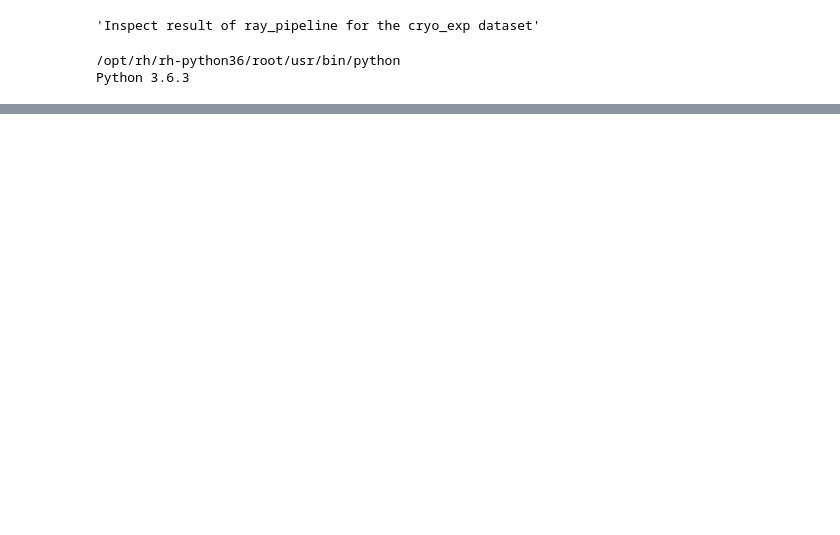
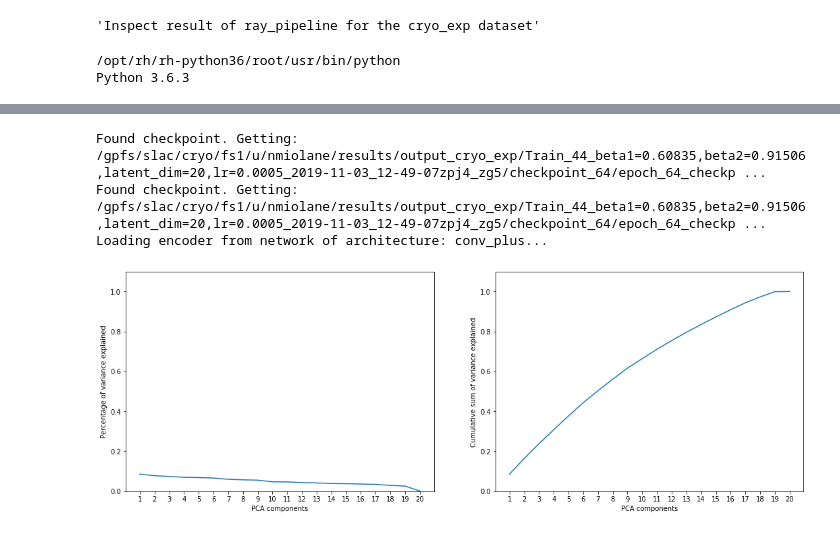
Before and after one commit to battyone/notebooks-1, a Jupyter notebook: inspect_cryo_exp_ray.ipynb, the cells around one changed output, grey strips where cells are left out. Saved outputs shown, nothing was run; the diff lists cells and outputs as text; code cells hidden in the pictures; blank space fills up the shorter version.

```diff
--- a/inspect_cryo_exp_ray.ipynb
+++ b/inspect_cryo_exp_ray.ipynb
@@ -565,0 +45,24 @@ Found checkpoint. Getting: /home/nina/ray_results/Train/Train_8_inner_dim=256,la
+# %%
+DATA_DIR = '/gpfs/slac/cryo/fs1/u/nmiolane/data/cryo'
+DATA_TYPE = 'cryo_exp'
+
+IMG_SHAPE = (128, 128)
+SHAPE_STR = datasets.get_shape_string(IMG_SHAPE)
+DATASET_PATH = os.path.join(
+    DATA_DIR, 'train_val_datasets/%s_%s.npy' % (
+        DATA_TYPE, SHAPE_STR))
+DATASET = np.load(DATASET_PATH)
+
+LABELS_PATH = os.path.join(
+    DATA_DIR, 'train_val_datasets/%s_labels_%s.csv' % (
+        DATA_TYPE, SHAPE_STR))
+
+CMAP = 'gray'
+
+SUB_DATASET_PATH = os.path.join(
+    DATA_DIR, 'train_val_datasets/sub_%s_%s.npy' % (
+        DATA_TYPE, SHAPE_STR))
+
+SUB_LABELS_PATH = os.path.join(
+    DATA_DIR, 'train_val_datasets/sub_%s_labels_%s.npy' % (
+        DATA_TYPE, SHAPE_STR))
@@ -565,0 +109,7 @@ Found checkpoint. Getting: /home/nina/ray_results/Train/Train_8_inner_dim=256,la
+# %%
+ax = vis.plot_variance_explained(OUTPUT, SUB_DATASET_PATH)
+# %% [output]
+Found checkpoint. Getting: /gpfs/slac/cryo/fs1/u/nmiolane/results/output_cryo_exp/Train_44_beta1=0.60835,beta2=0.91506,latent_dim=20,lr=0.0005_2019-11-03_12-49-07zpj4_zg5/checkpoint_64/epoch_64_checkp ...
+Found checkpoint. Getting: /gpfs/slac/cryo/fs1/u/nmiolane/results/output_cryo_exp/Train_44_beta1=0.60835,beta2=0.91506,latent_dim=20,lr=0.0005_2019-11-03_12-49-07zpj4_zg5/checkpoint_64/epoch_64_checkp ...
+Loading encoder from network of architecture: conv_plus...
+[figure, added]
```
Also changed, not shown: parts of 47 cells of this notebook, 1 other file.
